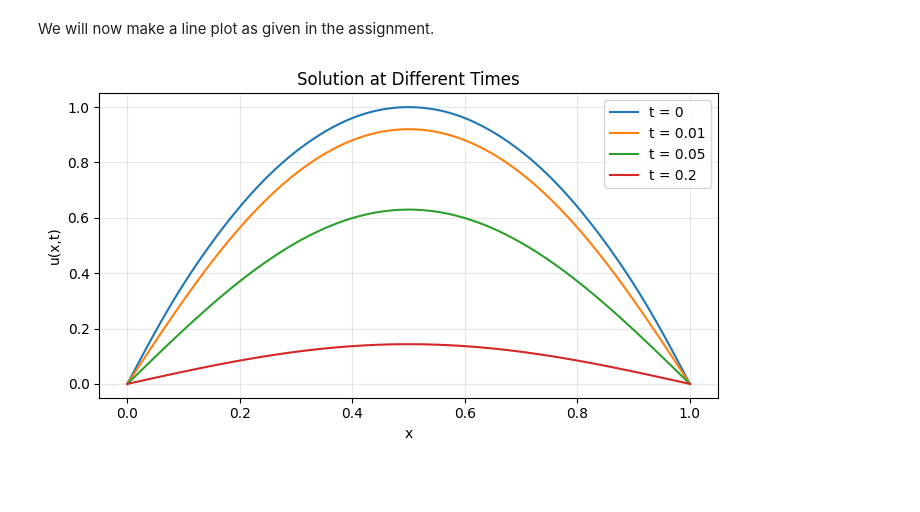
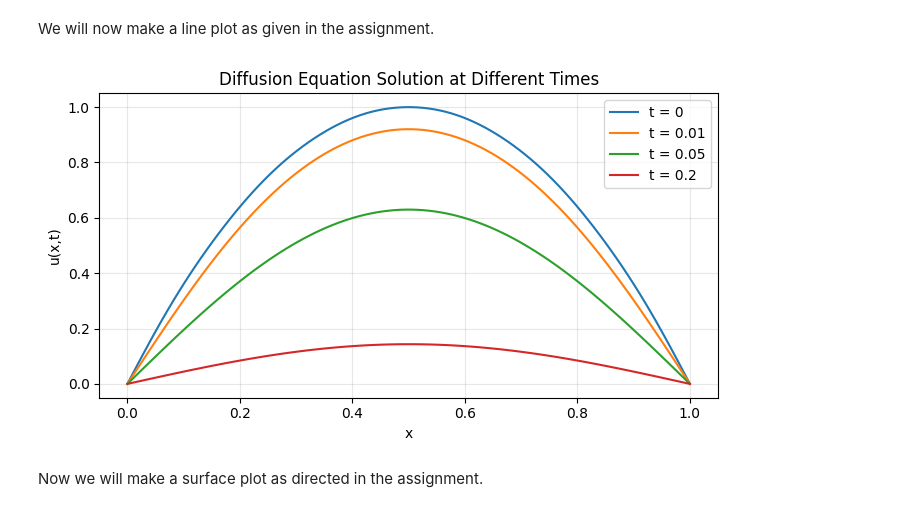
Before and after one commit to maxmartin40/MATH-5440-Code, a Jupyter notebook: Homework2.ipynb, the cells around one changed output. Cells and saved outputs as stored; diff of their text form; code cells hidden in the pictures; blank space fills up the shorter version.

Commit message:
Define surface plot code and remake line plot

```diff
--- a/Homework2.ipynb
+++ b/Homework2.ipynb
@@ -14,25 +14,26 @@ $$
 def u(x,t):
     sol = 0
     for n in range(1,12,2):
-        #sol += 32/((n**3)*(np.pi**3)) * np.sin(n*np.pi*x)*np.e**(-1*n**2*np.pi**2*t)
-        sol += (32 / (n**3 * np.pi**3)) * np.sin(n * np.pi * x) * np.exp(-n**2 * np.pi**2 * t)
+        sol += 32/((n**3)*(np.pi**3)) * np.sin(n*np.pi*x)*np.e**(-1*n**2*np.pi**2*t)
     return sol
 # %% [markdown]
 We will now make a line plot as given in the assignment.
 # %%
 x = np.linspace(0,1,100)
 
 plt.figure(figsize=(7, 4))
 
 for t in [0, 0.01, 0.05, 0.2]:
     plt.plot(x, u(x, t), label=f"t = {t}")
 
 plt.xlabel("x")
 plt.ylabel("u(x,t)")
-plt.title("Solution at Different Times")
+plt.title("Diffusion Equation Solution at Different Times")
 plt.legend()
 plt.grid(True, alpha=0.3)
 plt.tight_layout()
 plt.show()
 # %% [output]
-[figure, old version]
+[figure, new version]
+# %% [markdown]
+Now we will make a surface plot as directed in the assignment.
```
Also changed, not shown: parts of 1 cell of this notebook, 1 other file.
